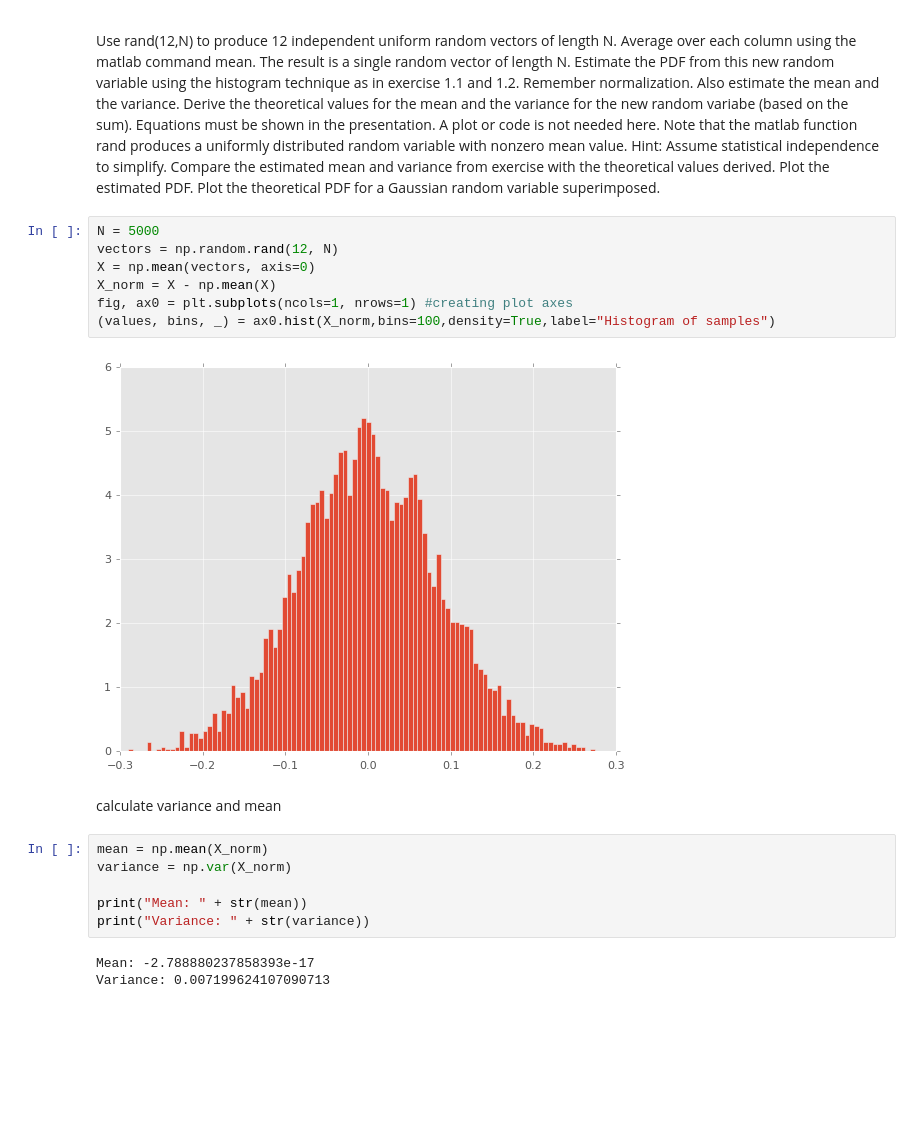
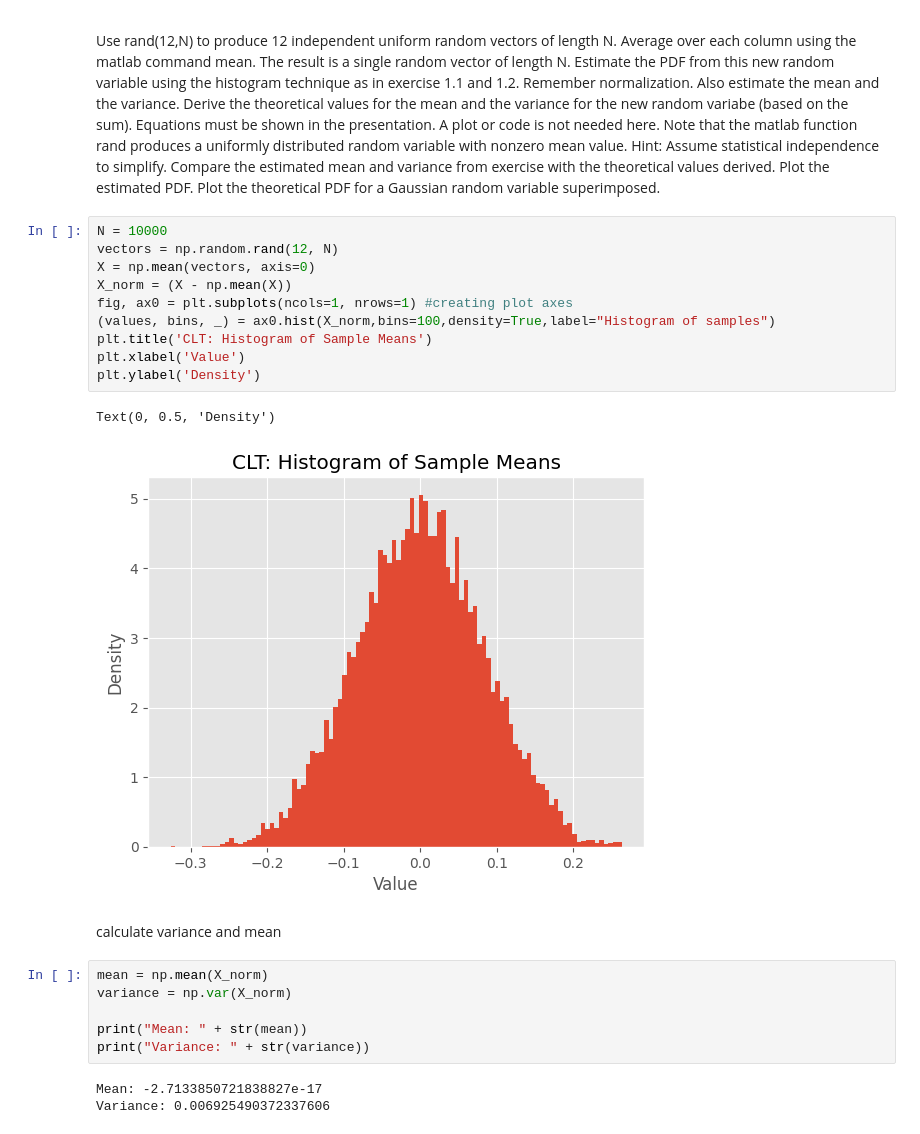
Before and after one commit to Twaal/Statistical_Signal_Processing_IN5340, a Jupyter notebook: Project_1/project_1.ipynb, the cells around one changed output. Drawn from its saved outputs; the diff is of its cells as text; blank space fills up the shorter version.

```diff
--- a/Project_1/project_1.ipynb
+++ b/Project_1/project_1.ipynb
@@ -151,14 +191,18 @@ Compare the estimated mean and variance from exercise with the theoretical value
 Plot the estimated PDF. Plot the theoretical PDF for a Gaussian random variable
 superimposed.
 # %%
-N = 5000
+N = 10000
 vectors = np.random.rand(12, N)
 X = np.mean(vectors, axis=0)
-X_norm = X - np.mean(X)
+X_norm = (X - np.mean(X))
 fig, ax0 = plt.subplots(ncols=1, nrows=1) #creating plot axes
 (values, bins, _) = ax0.hist(X_norm,bins=100,density=True,label="Histogram of samples")
+plt.title('CLT: Histogram of Sample Means')
+plt.xlabel('Value')
+plt.ylabel('Density')
 # %% [output]
+Text(0, 0.5, 'Density')
-[figure, old version]
+[figure, new version]
 # %% [markdown]
 calculate variance and mean
 # %%
@@ -168,5 +212,5 @@ variance = np.var(X_norm)
 print("Mean: " + str(mean))
 print("Variance: " + str(variance))
 # %% [output]
-Mean: -2.788880237858393e-17
-Variance: 0.007199624107090713
+Mean: -2.7133850721838827e-17
+Variance: 0.006925490372337606
```
Also changed, not shown: parts of 19 cells of this notebook, 16 other files.
